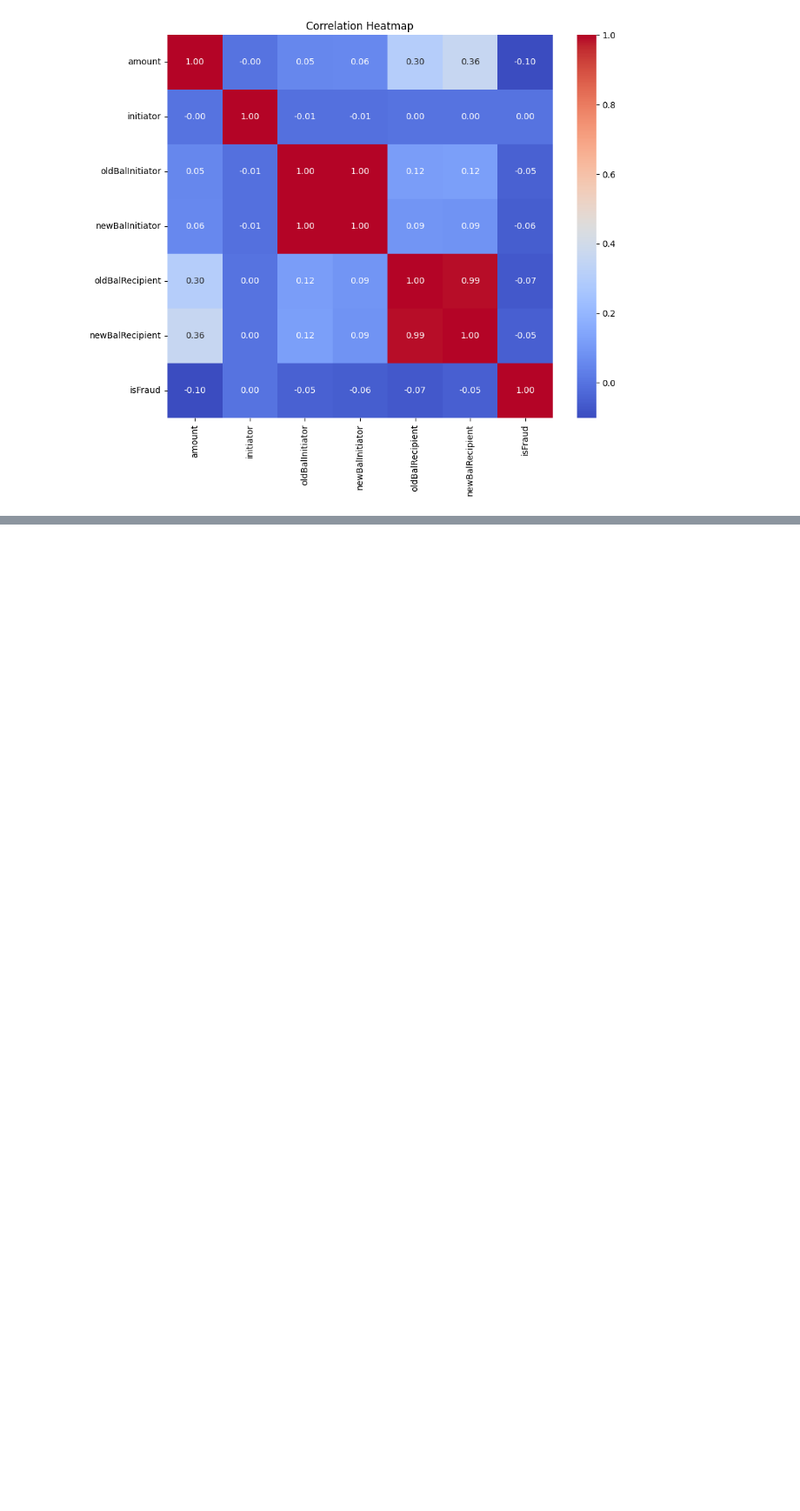
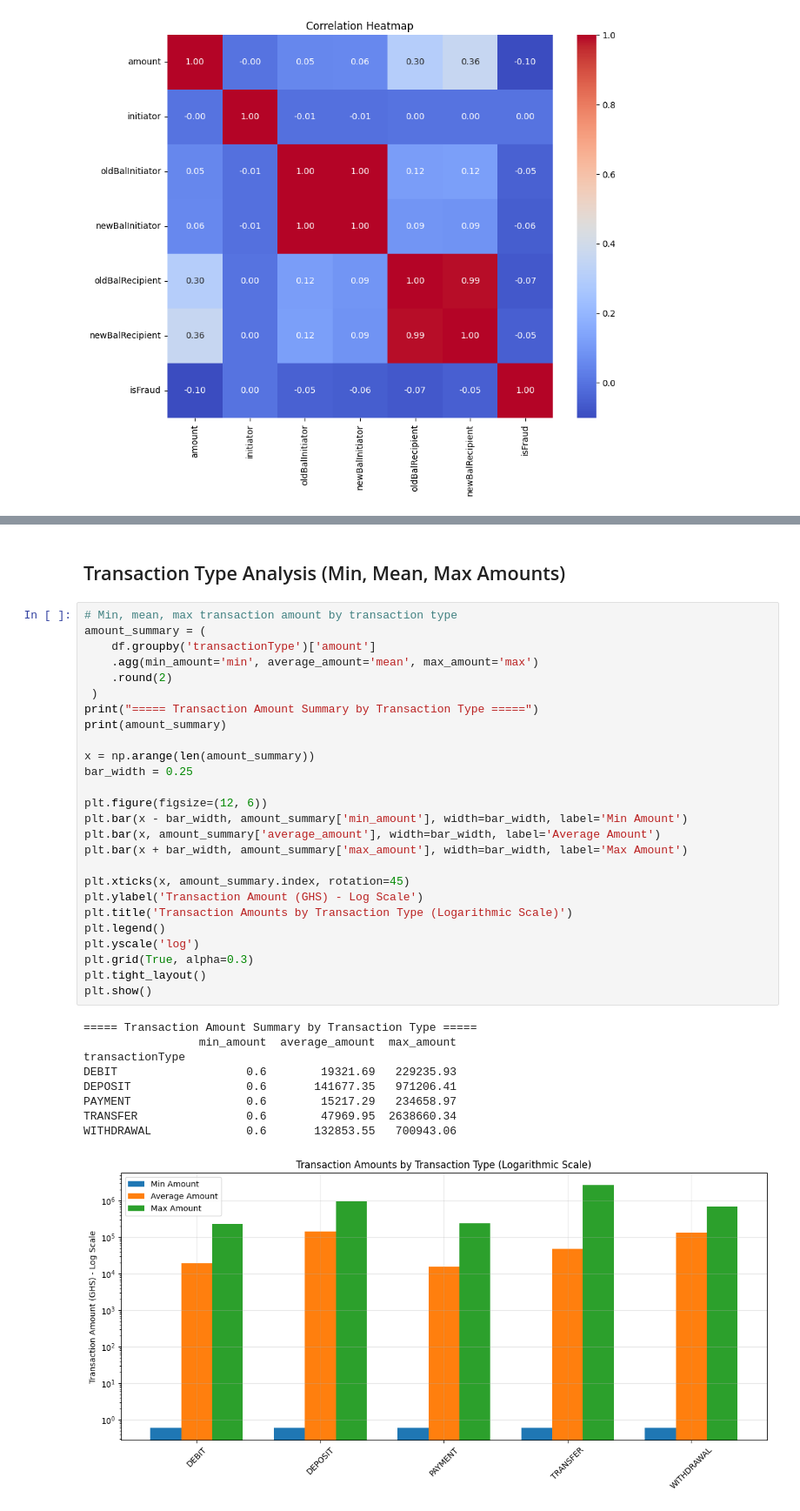
Before and after one commit to Qwodjo/Ghana-mobile-money-insights, a Jupyter notebook: notebooks/EDA_analysis.ipynb, the cells around one changed output, grey strips where cells are left out. Shown: that part at 87% size. Cells and saved outputs as stored; diff of their text form; blank space fills up the shorter version.

```diff
--- a/notebooks/EDA_analysis.ipynb
+++ b/notebooks/EDA_analysis.ipynb
@@ -181,0 +204,38 @@ plt.close()
+# %% [markdown]
+## Transaction Type Analysis (Min, Mean, Max Amounts)
+# %%
+# Min, mean, max transaction amount by transaction type
+amount_summary = (
+    df.groupby('transactionType')['amount']
+    .agg(min_amount='min', average_amount='mean', max_amount='max')
+    .round(2)
+ )
+print("===== Transaction Amount Summary by Transaction Type =====")
+print(amount_summary)
+
+x = np.arange(len(amount_summary))
+bar_width = 0.25
+
+plt.figure(figsize=(12, 6))
+plt.bar(x - bar_width, amount_summary['min_amount'], width=bar_width, label='Min Amount')
+plt.bar(x, amount_summary['average_amount'], width=bar_width, label='Average Amount')
+plt.bar(x + bar_width, amount_summary['max_amount'], width=bar_width, label='Max Amount')
+
+plt.xticks(x, amount_summary.index, rotation=45)
+plt.ylabel('Transaction Amount (GHS) - Log Scale')
+plt.title('Transaction Amounts by Transaction Type (Logarithmic Scale)')
+plt.legend()
+plt.yscale('log')
+plt.grid(True, alpha=0.3)
+plt.tight_layout()
+plt.show()
+# %% [output]
+===== Transaction Amount Summary by Transaction Type =====
+                 min_amount  average_amount  max_amount
+transactionType
+DEBIT                   0.6        19321.69   229235.93
+DEPOSIT                 0.6       141677.35   971206.41
+PAYMENT                 0.6        15217.29   234658.97
+TRANSFER                0.6        47969.95  2638660.34
+WITHDRAWAL              0.6       132853.55   700943.06
+[figure, added]
```
Also changed, not shown: parts of 14 cells of this notebook, 19 other files.
